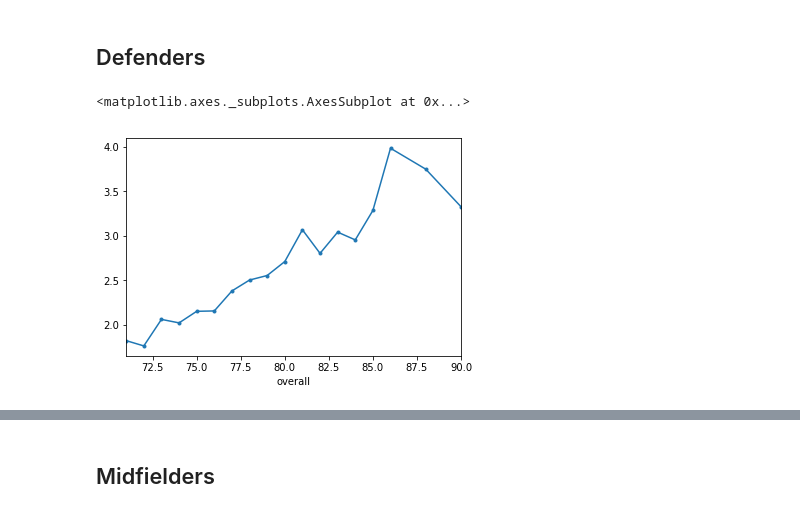
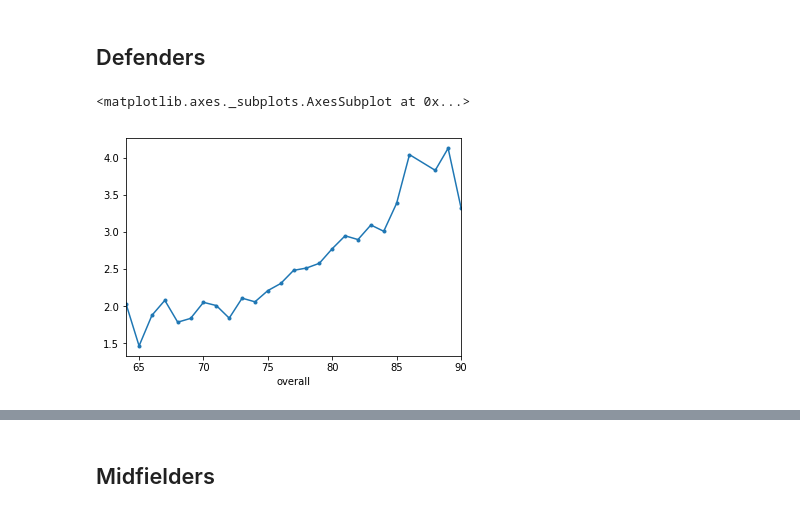
Before and after one commit to markkennedy3/Fifa-vs-Real-Life, a Jupyter notebook: notebooks/analysis/500_RQ1_Analysis.ipynb, the cells around one changed output, grey strips where cells are left out. Cells and saved outputs as stored; diff of their text form; code cells hidden in the pictures.

```diff
--- a/notebooks/analysis/500_RQ1_Analysis.ipynb
+++ b/notebooks/analysis/500_RQ1_Analysis.ipynb
@@ -10,6 +12,4 @@ from sklearn.linear_model import LinearRegression
 RQ1 = pd.read_csv('../../data/analysis/RQ1.csv')
 # %%
 RQ1 = RQ1.drop(RQ1.columns[[0]], axis=1)
-# %%
-RQ1 = RQ1.rename(columns={"17/18":"17/18 Form", "17/18.1":"17/18 Apps"})
 # %%
@@ -121,10 +261,10 @@ overrated_goalkeepers
 # %% [markdown]
 ## Defenders
 # %%
-RQ1_Defender = RQ1[RQ1['Position'] == 'Defender']
+RQ1_Defenders = RQ1[RQ1['Position'] == 'Defender']
 # %%
-d = RQ1_Defender.groupby(['overall']).mean()['Average Form']
-d.plot(style='.-')
+df = RQ1_Defenders.groupby(['overall']).mean()['Previous Average Form']
+df.plot(style='.-')
 # %% [output]
 <matplotlib.axes._subplots.AxesSubplot at 0x...>
-[figure, old version]
+[figure, new version]
```
Also changed, not shown: parts of 108 cells of this notebook.
